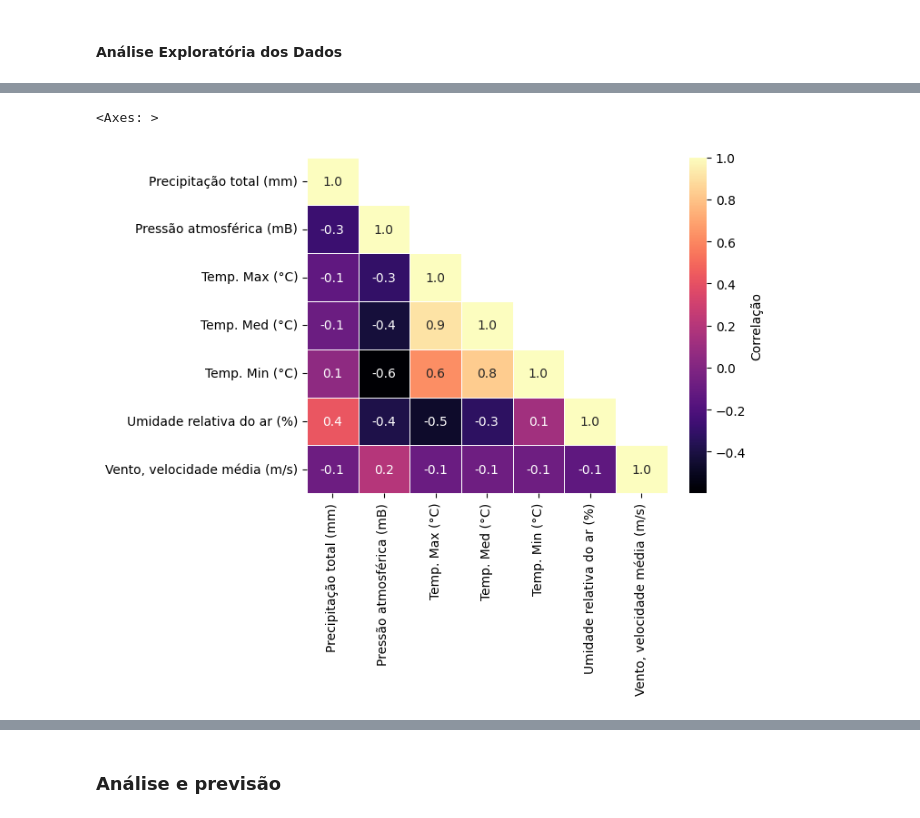
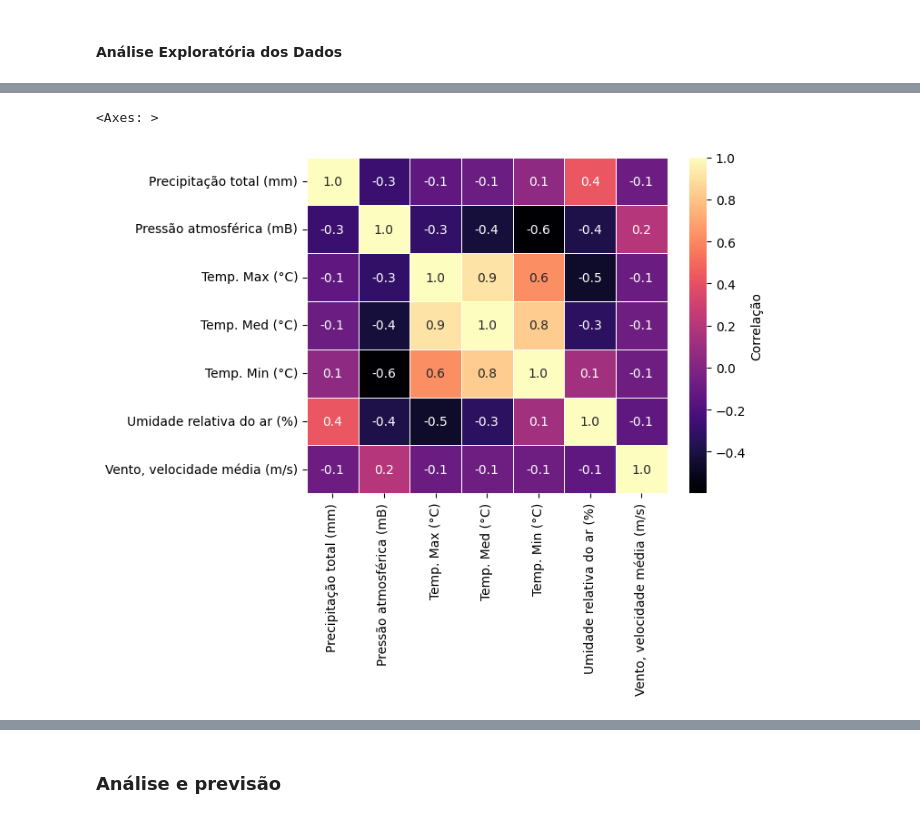
Before and after one commit to paula-belr/series-temporais-temperatura, a Jupyter notebook: atividade_extensionista_II.ipynb, the cells around one changed output, grey strips where cells are left out. Saved outputs shown, nothing was run; the diff lists cells and outputs as text; code cells hidden in the pictures.

```diff
--- a/atividade_extensionista_II.ipynb
+++ b/atividade_extensionista_II.ipynb
@@ -324,17 +338,17 @@ Será utilizado o método `.corr` no Dataframe, que calculará a correlação en
 # %%
 # Calculando a matriz de correlação
 corr_matrix = df_auto_inter[numeric_cols_auto].corr(method = 'pearson')
 
 # Criando uma máscara para mostrar apenas os elementos abaixo da diagonal
-mask = np.triu(np.ones_like(corr_matrix), k = 1)
+# mask = np.triu(np.ones_like(corr_matrix), k = 1)
 
 sns.heatmap(corr_matrix,
             annot = True,
             cbar_kws = {'label': 'Correlação'},
             cmap = 'magma',
             fmt = '.1f',
-            mask = mask,
+            # mask = mask,
             linewidth = .5)
 # %% [output]
 <Axes: >
-[figure, old version]
+[figure, new version]
```
Also changed, not shown: parts of 14 cells of this notebook.
